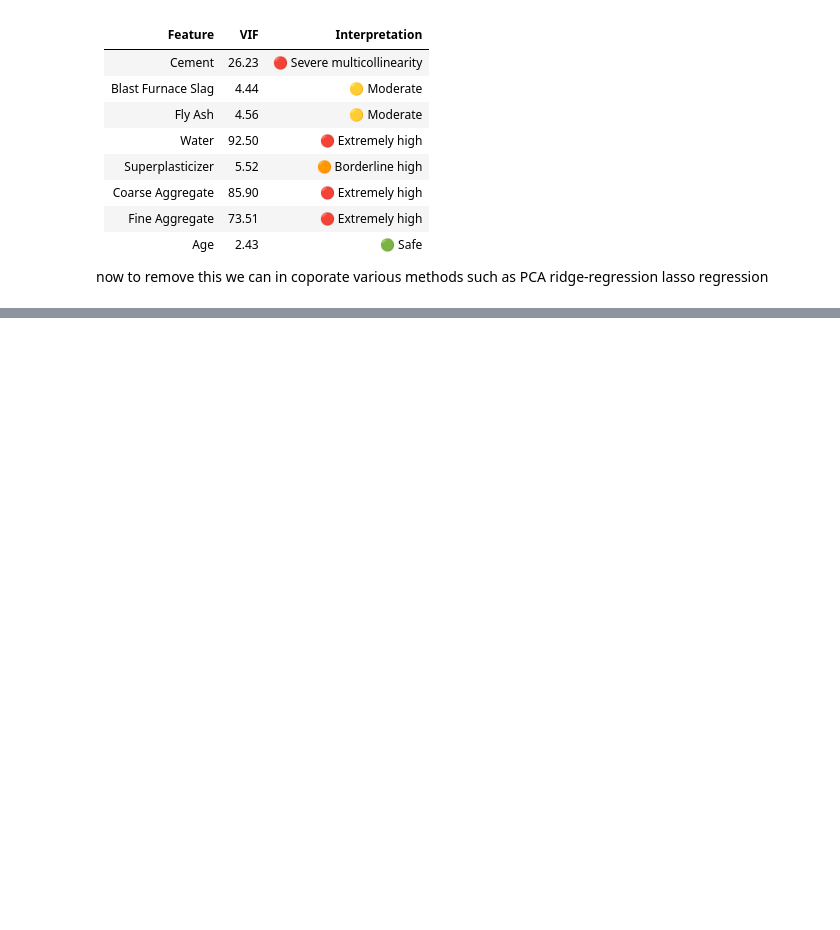
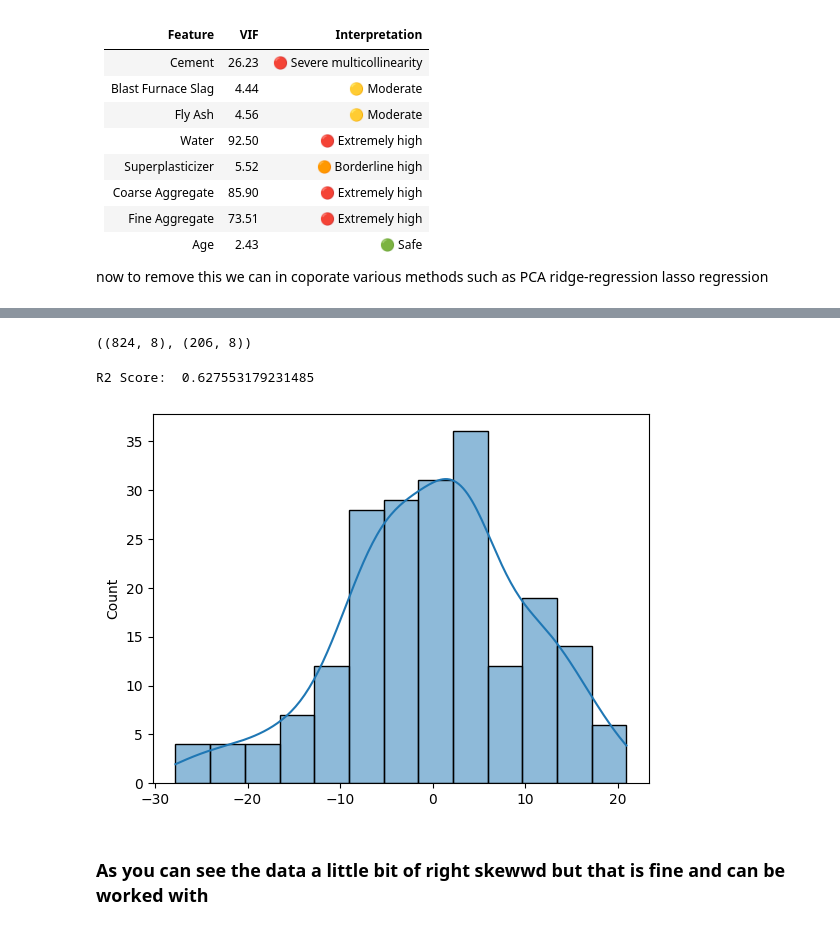
Before and after one commit to Alsanad-Opium/deep-learning-pytorch, a Jupyter notebook: MLandDL/ML/Assumptions of LinearRegession/assumption.ipynb, the cells around one changed output, grey strips where cells are left out. Drawn from its saved outputs; the diff is of its cells as text; code cells hidden in the pictures; blank space fills up the shorter version.

Commit message:
Completed Normal residual and how ti find and spot them

```diff
--- a/MLandDL/ML/Assumptions of LinearRegession/assumption.ipynb
+++ b/MLandDL/ML/Assumptions of LinearRegession/assumption.ipynb
@@ -127,0 +169,38 @@ now to remove this we can in coporate various methods such as PCA ridge-regressi
+# %%
+y = df["Strength"].values
+x =df.drop("Strength",axis =1).values
+
+from sklearn.model_selection import train_test_split
+
+x_train,x_test,y_train,y_test = train_test_split(x,y,test_size = 0.2, random_state = 42)
+x_train.shape, x_test.shape
+# %% [output]
+((824, 8), (206, 8))
+# %%
+from sklearn.linear_model import LinearRegression
+from sklearn.metrics import r2_score
+
+model = LinearRegression()
+
+model.fit(x_train,y_train)
+
+y_pred = model.predict(x_test)
+
+print("R2 Score: ",r2_score(y_test,y_pred))
+# %% [output]
+R2 Score:  0.627553179231485
+# %%
+residuals = y_test - y_pred
+import seaborn as sns
+
+sns.histplot(residuals, kde = True)
+# plt.scatter(y_pred,residuals, c = ['red'])
+# plt.axhline(y=0, color='blue', linestyle='--')
+# plt.xlabel("predicted values")
+# plt.ylabel("residuals")
+# plt.title("residual Plot")
+plt.show()
+# %% [output]
+[figure, added]
+# %% [markdown]
+### As you can see the data a little bit of right skewwd but that is fine and can be worked with
```
Also changed, not shown: parts of 2 cells of this notebook.
